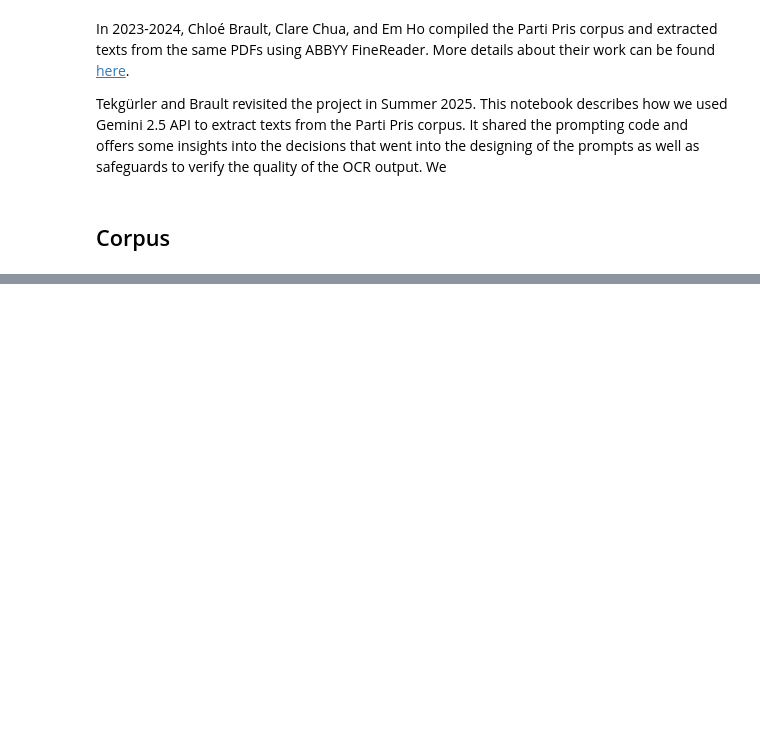
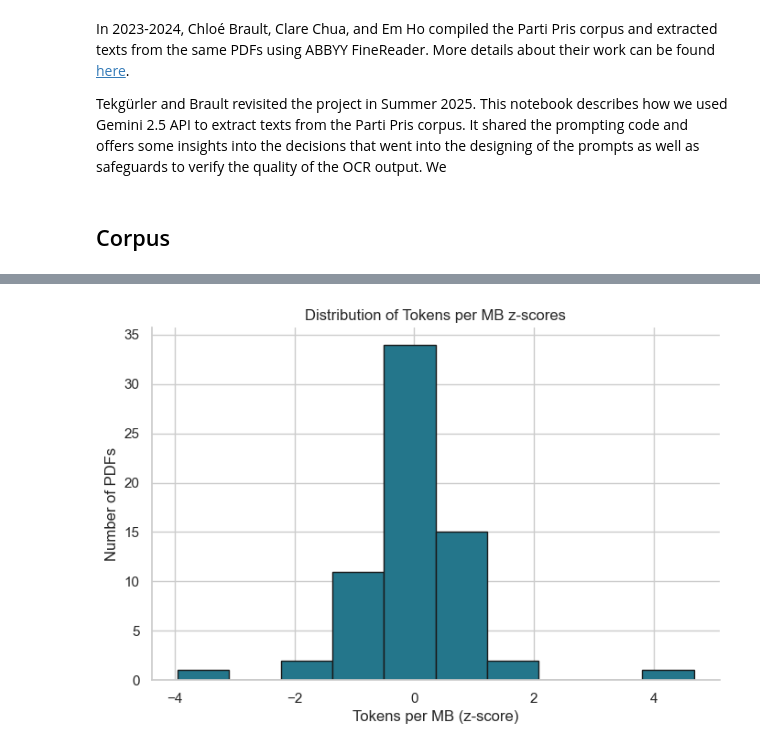
Before and after one commit to mervetekgurler/partipris, a Jupyter notebook: notebooks/text_extraction.ipynb, the cells around one changed output, grey strips where cells are left out. Cells and saved outputs as stored; diff of their text form; code cells hidden in the pictures; blank space fills up the shorter version.

```diff
--- a/notebooks/text_extraction.ipynb
+++ b/notebooks/text_extraction.ipynb
@@ -111,0 +104,18 @@ df_combined.head()
+# %%
+# Saving the PDF size for better comparison
+import os
+
+def get_pdf_size(filename):
+    # The PDF corpus is not shared in this repository
+    # You need to adjust the path to data if you want to test this code on the 3 example PDFs
+    for folder in ["../pdf_corpus/full_pdfs", "../pdf_corpus/split_pdfs"]:
+        path = os.path.join(folder, filename)
+        if os.path.exists(path):
+            size_bytes = os.path.getsize(path)
+            return size_bytes / 1_000_000  # size in MB (decimal format)
+            #return size_bytes / (1024 * 1024)  # size in MB (binary format)
+    return None
+
+df['pdf_size_mb'] = df['pdf_filename'].apply(lambda x: round(get_pdf_size(x), 2))
+
+df[['pdf_filename', 'pdf_size_mb']].head()
@@ -111,0 +133,3 @@ df_combined.head()
+# %%
+# Calculate the ratio of output tokens to PDF size (tokens per MB)
+df['tokens_per_mb'] = df['output_tokens'] / df['pdf_size_mb']
@@ -111,0 +180,25 @@ df_combined.head()
+# %%
+# One way to check for outliers is to look at the z-score of the tokens per MB
+from scipy.stats import zscore
+df['tokens_per_mb_z'] = zscore(df['tokens_per_mb'].fillna(0))
+# %%
+# Let's plot the distribution of tokens per MB z-scores to visualize the outliers
+import matplotlib.pyplot as plt
+import seaborn as sns
+
+plt.figure(figsize=(8, 5))
+sns.histplot(
+    df['tokens_per_mb_z'].dropna(),
+    bins=10,
+    color=sns.color_palette("crest", as_cmap=True)(0.6),
+    edgecolor='k',
+    alpha=1  # Make bars fully opaque
+)
+plt.xlabel('Tokens per MB (z-score)')
+plt.ylabel('Number of PDFs')
+plt.title('Distribution of Tokens per MB z-scores')
+sns.despine()
+#plt.grid(False)
+plt.show()
+# %% [output]
+[figure, added]
```
Also changed, not shown: parts of 22 cells of this notebook, 9 other files.
